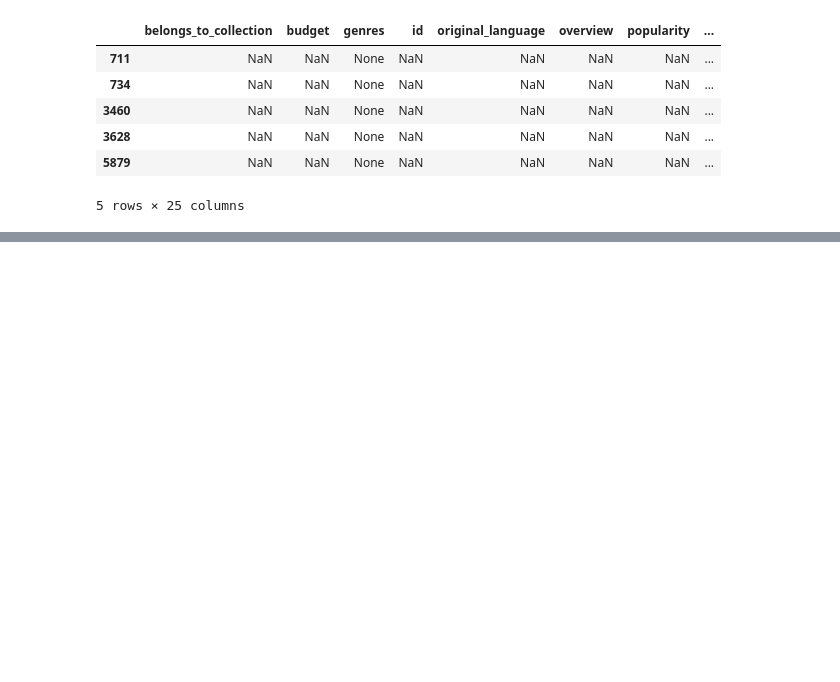
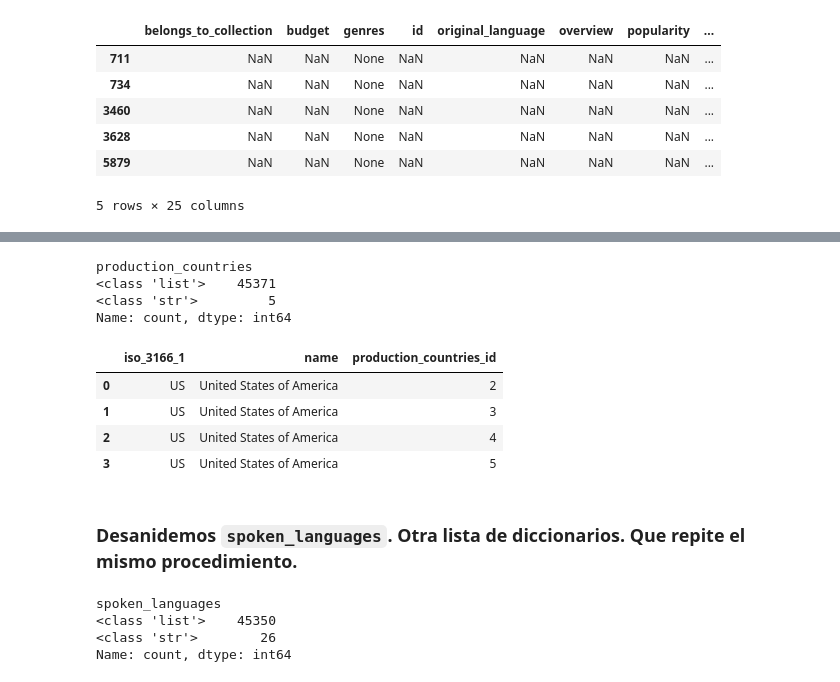
Before and after one commit to mauricioarcez/MLops, a Jupyter notebook: notebooks/etl.ipynb, the cells around one changed output, grey strips where cells are left out. Cells and saved outputs as stored; diff of their text form; code cells hidden in the pictures; blank space fills up the shorter version.

```diff
--- a/notebooks/etl.ipynb
+++ b/notebooks/etl.ipynb
@@ -340,0 +342,31 @@ pc_desanidado.head(4)
+# %%
+# Seguimos aplicando la misma funcion. Con mas de 99% de exito.
+df['production_countries'] = df['production_countries'].apply(convert_listdict)
+df['production_countries'].apply(type).value_counts()
+# %% [output]
+production_countries
+<class 'list'>    45371
+<class 'str'>         5
+Name: count, dtype: int64
+# %%
+# Aplicamos la funcion que desanida las columnas en otra tabla.
+# Lo asignamos como una variable que es ahi donde estaran las tablas
+pctry_desanidado = desanidar_columnas(df, 'production_countries', 'pctry_desanidado', 2)
+
+pctry_desanidado.head(4)
+# %% [output]
+|  | iso_3166_1 | name | production_countries_id |
+| 0 | US | United States of America | 2 |
+| 1 | US | United States of America | 3 |
+| 2 | US | United States of America | 4 |
+| 3 | US | United States of America | 5 |
+# %% [markdown]
+### Desanidemos `spoken_languages`. Otra lista de diccionarios. Que repite el mismo procedimiento.
+# %%
+df['spoken_languages'] = df['spoken_languages'].apply(convert_listdict)
+df['spoken_languages'].apply(type).value_counts()
+# %% [output]
+spoken_languages
+<class 'list'>    45350
+<class 'str'>        26
+Name: count, dtype: int64
```
Also changed, not shown: parts of 15 cells of this notebook.
